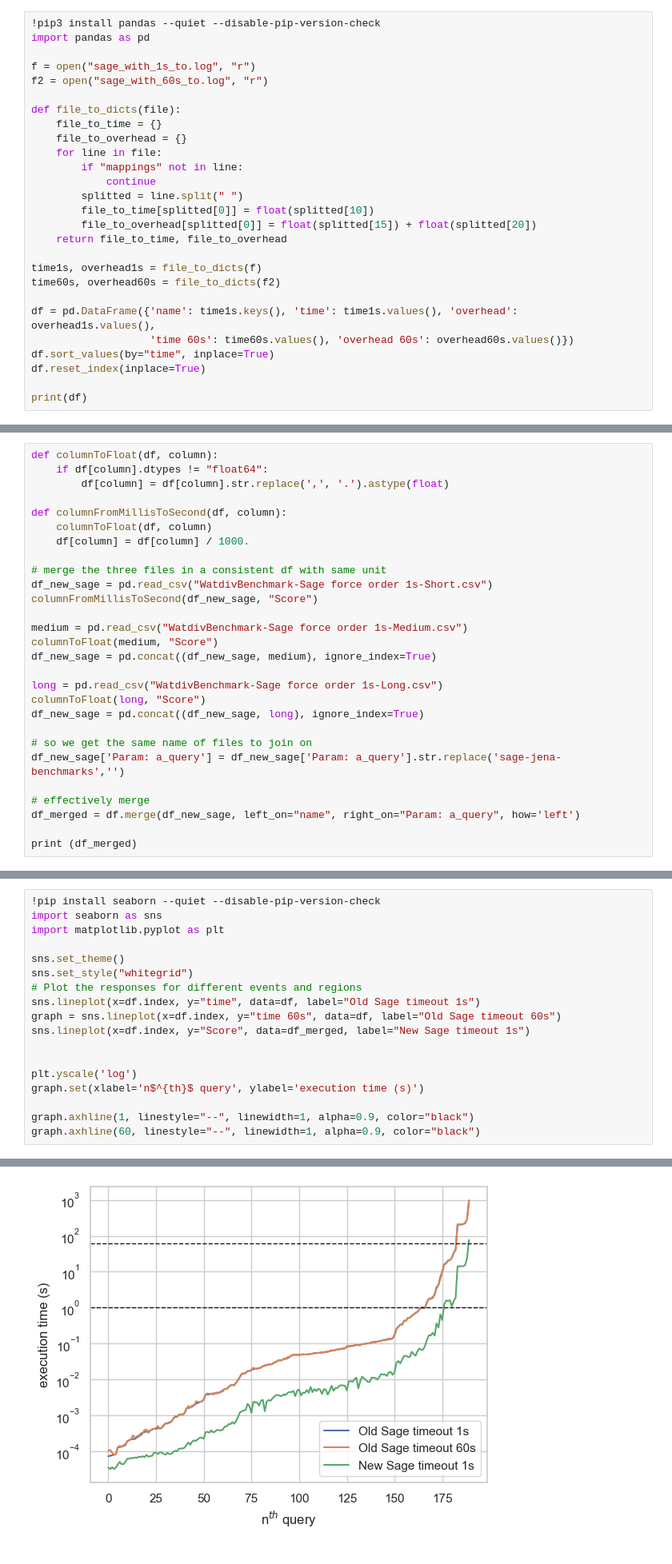
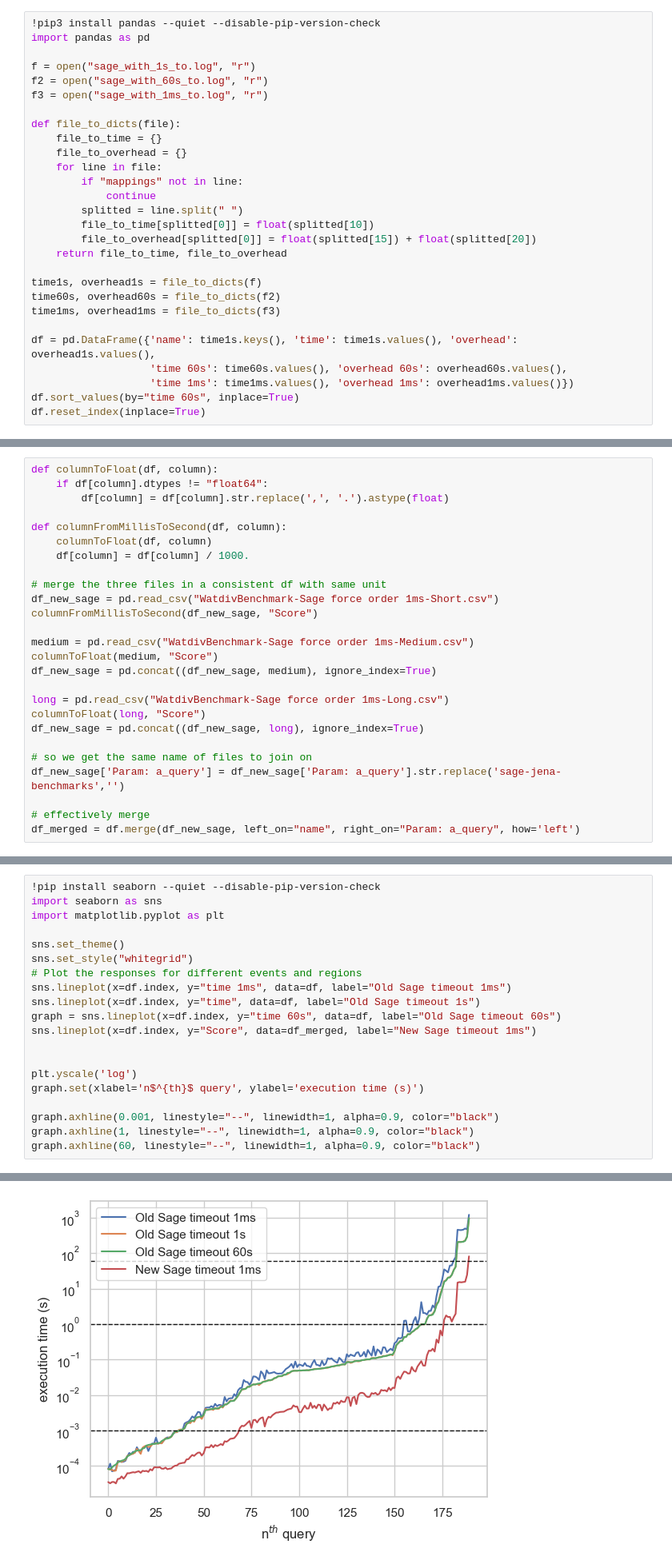
Before and after one commit to Chat-Wane/sage-jena, a Jupyter notebook: sage-jena-benchmarks/results/sage_vs_old_sage.ipynb, the cells around one changed output, grey strips where cells are left out. Shown: that part at 80% size. Cells and saved outputs as stored; diff of their text form.

Commit message:
old sage with 1ms

```diff
--- a/sage-jena-benchmarks/results/sage_vs_old_sage.ipynb
+++ b/sage-jena-benchmarks/results/sage_vs_old_sage.ipynb
@@ -4,6 +4,7 @@ import pandas as pd
 
 f = open("sage_with_1s_to.log", "r")
 f2 = open("sage_with_60s_to.log", "r")
+f3 = open("sage_with_1ms_to.log", "r")
 
 def file_to_dicts(file):
     file_to_time = {}
@@ -18,10 +19,10 @@ def file_to_dicts(file):
 
 time1s, overhead1s = file_to_dicts(f)
 time60s, overhead60s = file_to_dicts(f2)
+time1ms, overhead1ms = file_to_dicts(f3)
 
 df = pd.DataFrame({'name': time1s.keys(), 'time': time1s.values(), 'overhead': overhead1s.values(),
-                   'time 60s': time60s.values(), 'overhead 60s': overhead60s.values()})
-df.sort_values(by="time", inplace=True)
+                   'time 60s': time60s.values(), 'overhead 60s': overhead60s.values(),
+                   'time 1ms': time1ms.values(), 'overhead 1ms': overhead1ms.values()})
+df.sort_values(by="time 60s", inplace=True)
 df.reset_index(inplace=True)
-
-print(df)
@@ -53,14 +36,14 @@ def columnFromMillisToSecond(df, column):
     df[column] = df[column] / 1000.
 
 # merge the three files in a consistent df with same unit
-df_new_sage = pd.read_csv("WatdivBenchmark-Sage force order 1s-Short.csv")
+df_new_sage = pd.read_csv("WatdivBenchmark-Sage force order 1ms-Short.csv")
 columnFromMillisToSecond(df_new_sage, "Score")
 
-medium = pd.read_csv("WatdivBenchmark-Sage force order 1s-Medium.csv")
+medium = pd.read_csv("WatdivBenchmark-Sage force order 1ms-Medium.csv")
 columnToFloat(medium, "Score")
 df_new_sage = pd.concat((df_new_sage, medium), ignore_index=True)
 
-long = pd.read_csv("WatdivBenchmark-Sage force order 1s-Long.csv")
+long = pd.read_csv("WatdivBenchmark-Sage force order 1ms-Long.csv")
 columnToFloat(long, "Score")
 df_new_sage = pd.concat((df_new_sage, long), ignore_index=True)
 
@@ -69,5 +52,3 @@ df_new_sage['Param: a_query'] = df_new_sage['Param: a_query'].str.replace('sage-
 
 # effectively merge
 df_merged = df.merge(df_new_sage, left_on="name", right_on="Param: a_query", how='left')
-
-print (df_merged)
@@ -92,21 +55,23 @@ print (df_merged)
 # %%
 !pip install seaborn --quiet --disable-pip-version-check
 import seaborn as sns
 import matplotlib.pyplot as plt
 
 sns.set_theme()
 sns.set_style("whitegrid")
 # Plot the responses for different events and regions
+sns.lineplot(x=df.index, y="time 1ms", data=df, label="Old Sage timeout 1ms")
 sns.lineplot(x=df.index, y="time", data=df, label="Old Sage timeout 1s")
 graph = sns.lineplot(x=df.index, y="time 60s", data=df, label="Old Sage timeout 60s")
-sns.lineplot(x=df.index, y="Score", data=df_merged, label="New Sage timeout 1s")
+sns.lineplot(x=df.index, y="Score", data=df_merged, label="New Sage timeout 1ms")
 
 
 plt.yscale('log')
 graph.set(xlabel='n$^{th}$ query', ylabel='execution time (s)')
 
+graph.axhline(0.001, linestyle="--", linewidth=1, alpha=0.9, color="black")
 graph.axhline(1, linestyle="--", linewidth=1, alpha=0.9, color="black")
 graph.axhline(60, linestyle="--", linewidth=1, alpha=0.9, color="black")
 # %% [output]
 <matplotlib.lines.Line2D at 0x...>
-[figure, old version]
+[figure, new version]
```
Also changed, not shown: parts of 2 cells of this notebook.
